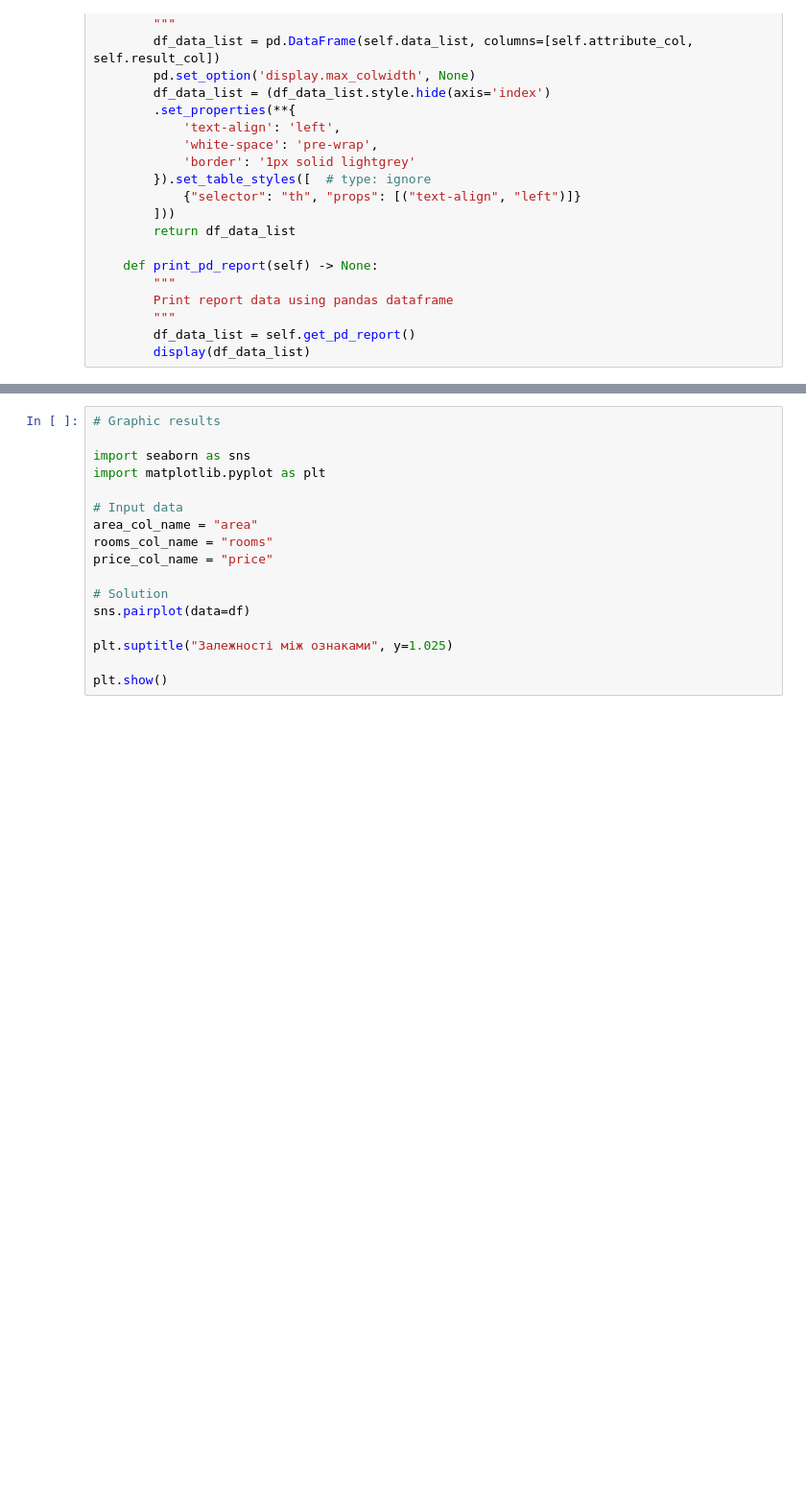
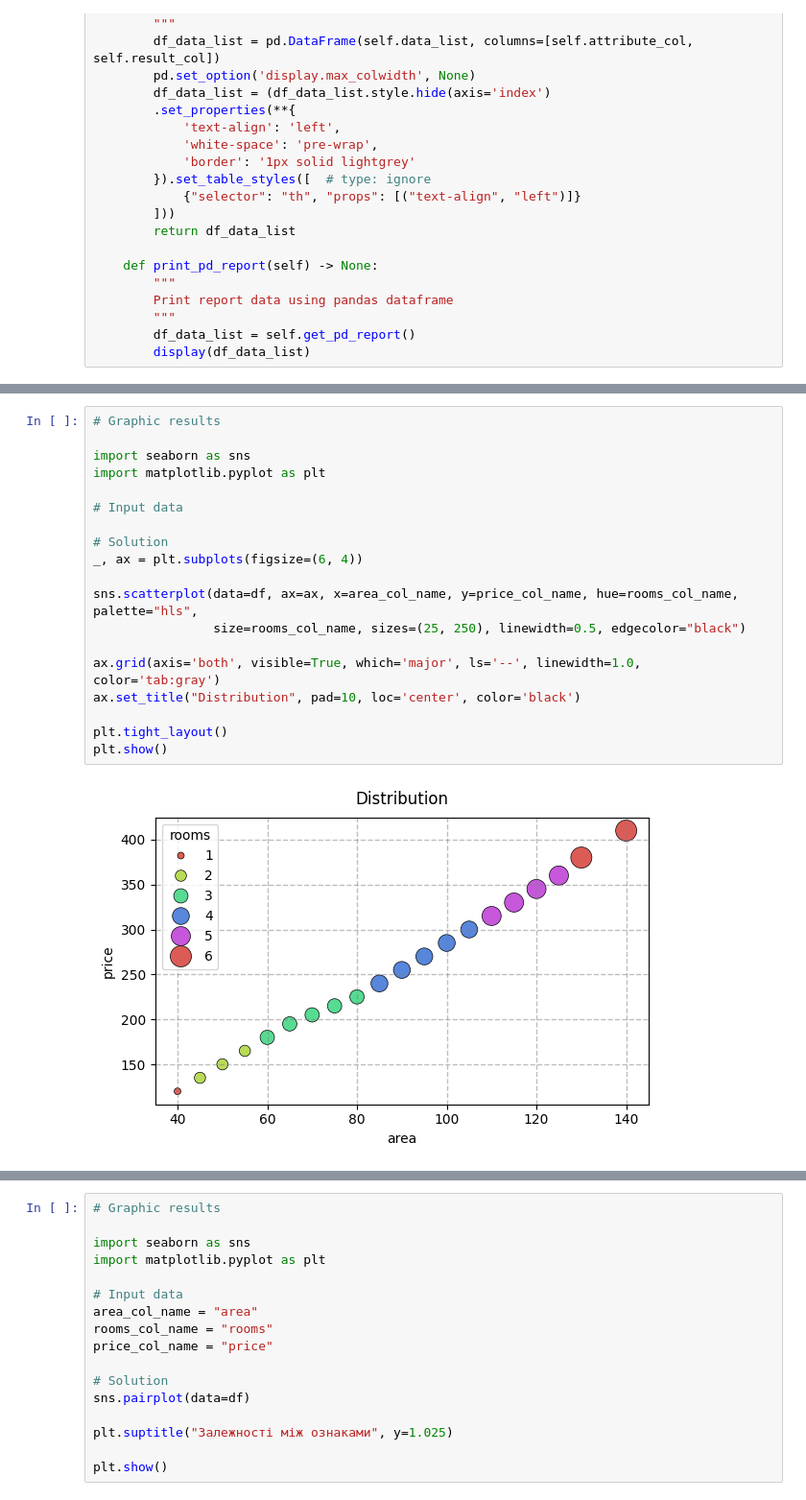
Before and after one commit to BogdanPinchuk/DataScience-PBY_HW10, a Jupyter notebook: Bohdan_Pinchuk_DS_HW10.ipynb, the cells around one changed output, grey strips where cells are left out. Shown at 96% size. Drawn from its saved outputs; the diff is of its cells as text; blank space fills up the shorter version.

Commit message:
[Homework10] - added charts for the 1st task

```diff
--- a/Bohdan_Pinchuk_DS_HW10.ipynb
+++ b/Bohdan_Pinchuk_DS_HW10.ipynb
@@ -326,0 +345,21 @@ Spearman's correlation
+# %%
+# Graphic results
+
+import seaborn as sns
+import matplotlib.pyplot as plt
+
+# Input data
+
+# Solution
+_, ax = plt.subplots(figsize=(6, 4))
+
+sns.scatterplot(data=df, ax=ax, x=area_col_name, y=price_col_name, hue=rooms_col_name, palette="hls",
+                size=rooms_col_name, sizes=(25, 250), linewidth=0.5, edgecolor="black")
+
+ax.grid(axis='both', visible=True, which='major', ls='--', linewidth=1.0, color='tab:gray')
+ax.set_title("Distribution", pad=10, loc='center', color='black')
+
+plt.tight_layout()
+plt.show()
+# %% [output]
+[figure, added]
```
Also changed, not shown: parts of 6 cells of this notebook.
